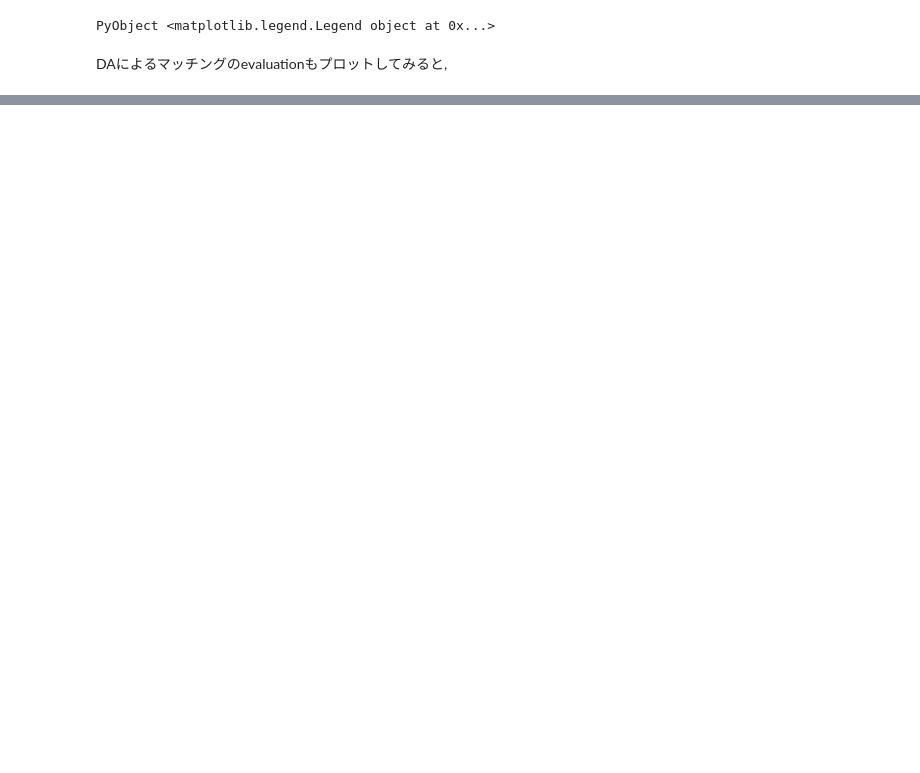
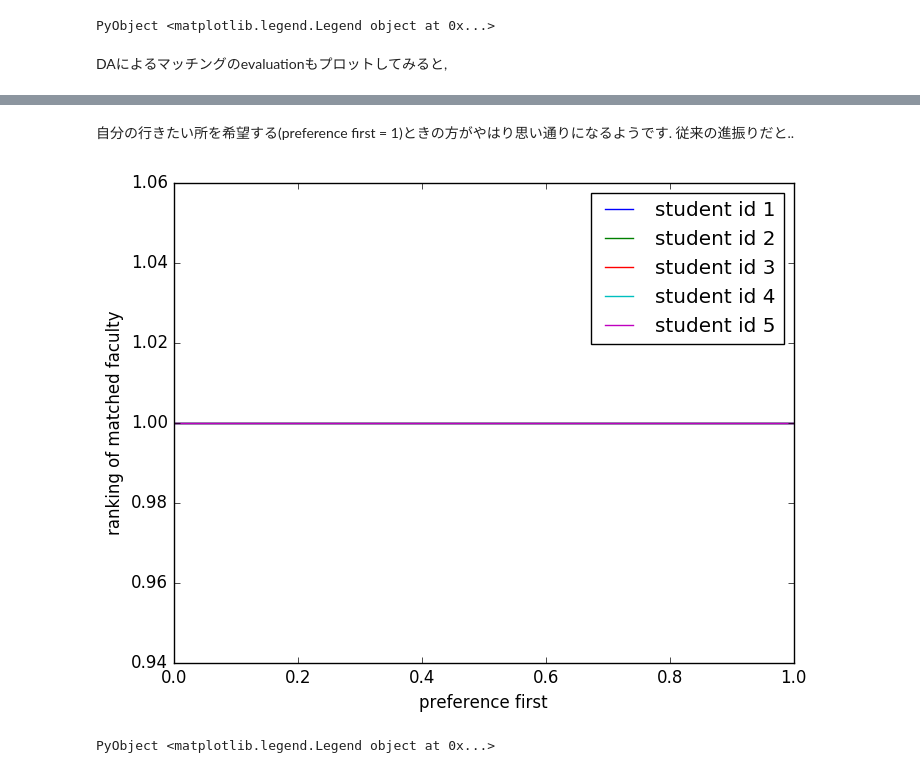
Before and after one commit to nswa17/-, a Jupyter notebook: demo.ipynb, the cells around one changed output, grey strips where cells are left out. Saved outputs shown, nothing was run; the diff lists cells and outputs as text; code cells hidden in the pictures; blank space fills up the shorter version.

```diff
--- a/demo.ipynb
+++ b/demo.ipynb
@@ -643,0 +829,48 @@ PyObject <matplotlib.legend.Legend object at 0x...>
+# %% [markdown]
+自分の行きたい所を希望する(preference first = 1)ときの方がやはり思い通りになるようです. 従来の進振りだと..
+# %%
+faculty_num = 5
+students_num = 100
+cap = div(students_num, faculty_num)
+mu = 50
+sigma2 = 30
+sigma2_error = 5
+apersons = collect(1:5)
+preferences  = collect(0:0.01:1)
+
+ev_real = [[] for i in 1:length(apersons)]
+faculties_list = generate_faculties(faculty_num, students_num)
+students_list = generate_students(students_num, mu, sigma2, sigma2_error, faculty_num, ()->0)
+set_prefs_faculties(faculties_list, students_list)
+for f in faculties_list
+    f.cap = cap
+end
+for preference in preferences
+    for s in students_list
+        s.preference = preference
+    end
+    set_prefs_students(students_list, faculties_list)
+    set_real_prefs_students(students_list, faculties_list)
+
+    s_prefs = generate_prefs(students_list)
+    f_prefs = generate_prefs(faculties_list)
+    caps = generate_caps(faculties_list)
+
+    s_real_prefs = get_real_prefs(students_list)
+
+    s_matched, f_matched, indptr =  easy_matching(students_list, caps, 1)
+    for (i, aperson) in enumerate(apersons)
+        #push!(ev_sup,　findfirst(s_prefs[:, aperson], s_matched[aperson]))
+        push!(ev_real[i], findfirst(s_real_prefs[:, aperson], s_matched[aperson]))
+    end
+end
+# %%
+for i in 1:length(apersons)
+    plot(preferences, ev_real[i], label="student id $(students_list[i].id)")
+end
+xlabel("preference first")
+ylabel("ranking of matched faculty")
+legend()
+# %% [output]
+[figure, added]
+PyObject <matplotlib.legend.Legend object at 0x...>
```
Also changed, not shown: parts of 16 cells of this notebook, 1 other file.
